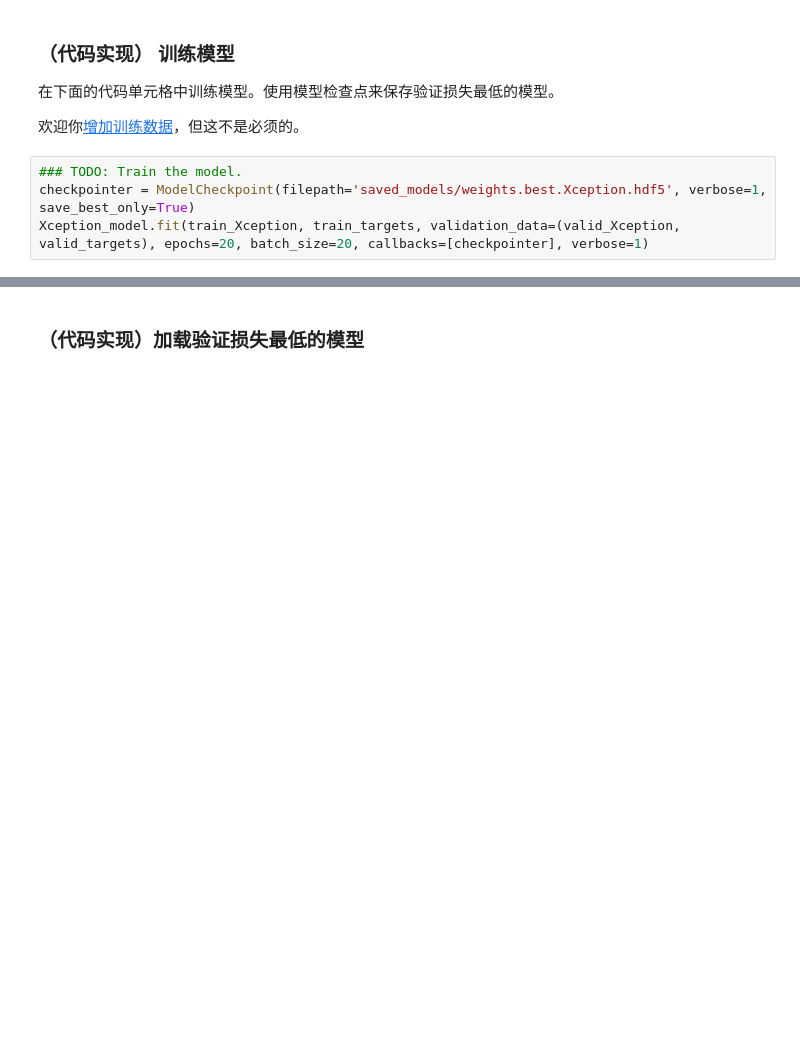
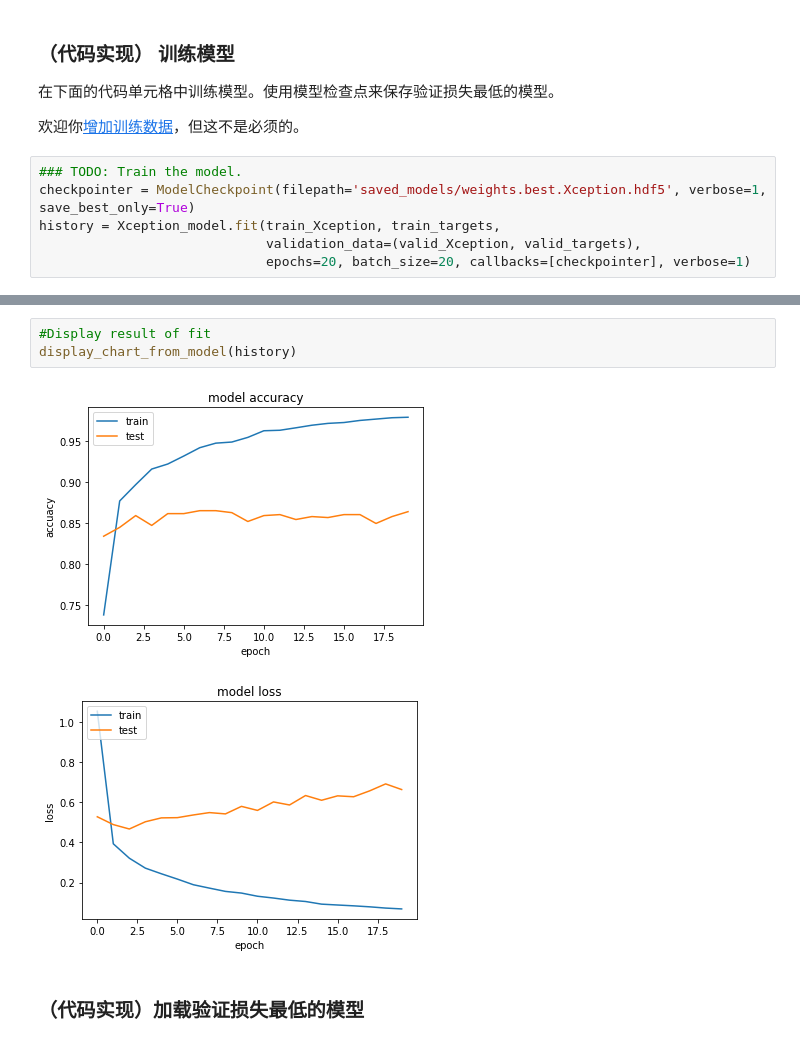
Before and after one commit to goheaven/DS_capstone_dog_CNN, a Jupyter notebook: dog_app-zh.ipynb, the cells around one changed output, grey strips where cells are left out. Cells and saved outputs as stored; diff of their text form; blank space fills up the shorter version.

```diff
--- a/dog_app-zh.ipynb
+++ b/dog_app-zh.ipynb
@@ -626,7 +661,9 @@ Xception_model.compile(loss='categorical_crossentropy', optimizer='rmsprop', met
 # %%
 ### TODO: Train the model.
 checkpointer = ModelCheckpoint(filepath='saved_models/weights.best.Xception.hdf5', verbose=1, save_best_only=True)
-Xception_model.fit(train_Xception, train_targets, validation_data=(valid_Xception, valid_targets), epochs=20, batch_size=20, callbacks=[checkpointer], verbose=1)
+history = Xception_model.fit(train_Xception, train_targets,
+                             validation_data=(valid_Xception, valid_targets),
+                             epochs=20, batch_size=20, callbacks=[checkpointer], verbose=1)
 # %% [output]
 Train on 6680 samples, validate on 835 samples
 Epoch 1/20
@@ -649,3 +685,9 @@ Epoch 20/20
+# %%
+#Display result of fit
+display_chart_from_model(history)
+# %% [output]
+[figure, added]
+[figure, added]
 # %% [markdown]
 ### （代码实现）加载验证损失最低的模型
 # %%
```
Also changed, not shown: parts of 15 cells of this notebook, 19 other files.
